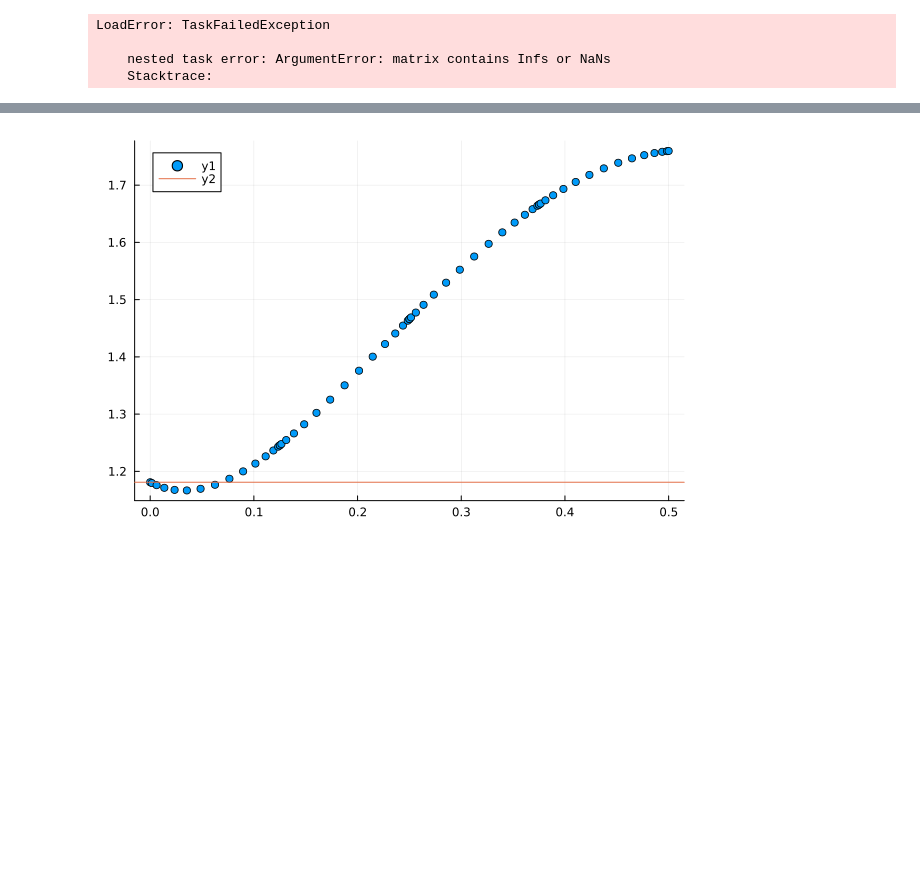
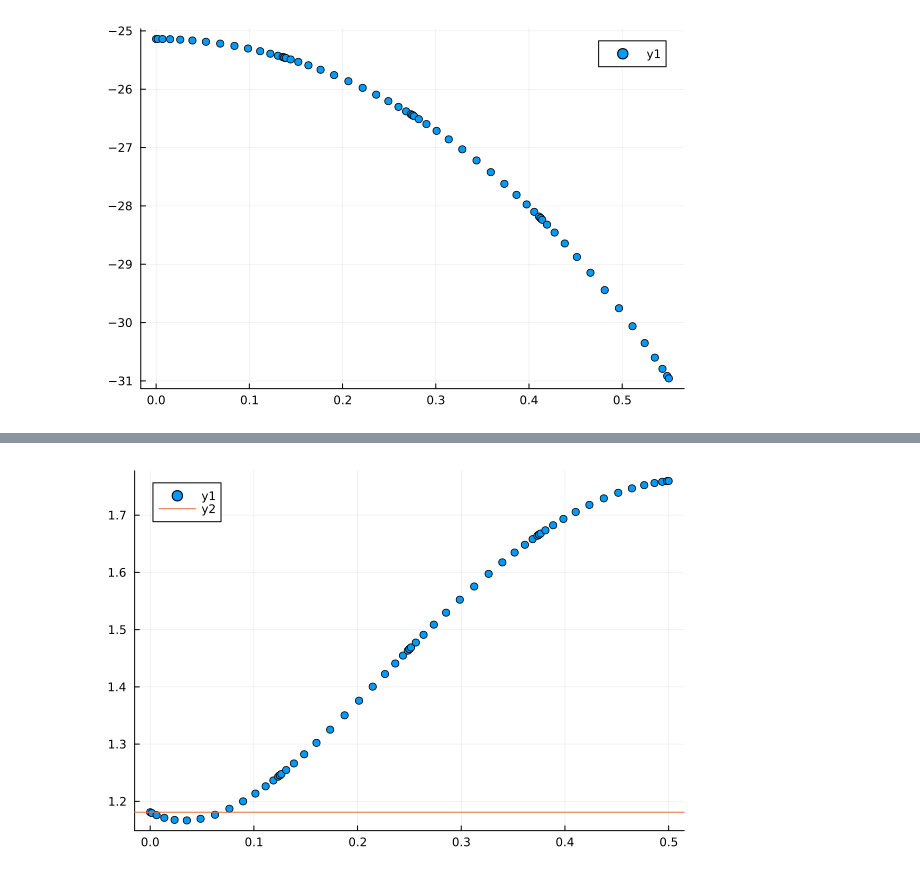
Before and after one commit to JanKozuszek/Reproducing-Dynamic-Holo, a Jupyter notebook: flatspace.ipynb, the cells around one changed output, grey strips where cells are left out. Cells and saved outputs as stored; diff of their text form; code cells hidden in the pictures; blank space fills up the shorter version.

```diff
--- a/flatspace.ipynb
+++ b/flatspace.ipynb
@@ -40,16 +46,14 @@ a4 = T(-50);
 tinit = T(0);
 M  = T(1);
 margin = 10;
-# %%
-
-X = T(0.7);
-Var = copy(InitGuess);
-Var[2,1:N] = LinearSolveODE(Var, 1, a4, X, tinit);
-# %% [output]
-LoadError: TaskFailedException
-
-    nested task error: ArgumentError: matrix contains Infs or NaNs
-    Stacktrace:
+# %%
+X = T(0.);
+Var = copy(InitGuess);
+Var[2,1:N] = LinearSolveODE(Var, 1, a4, X, tinit);
+Var[3,1:N] = LinearSolveODE(Var, 2, a4, X, tinit);
+plt.scatter(grid, Var[3,:])
+# %% [output]
+[figure, added]
 # %%
 # Computing the initial values of the fields, in particular of ξ(t_0)
 
```
Also changed, not shown: parts of 13 cells of this notebook, 4 other files.
